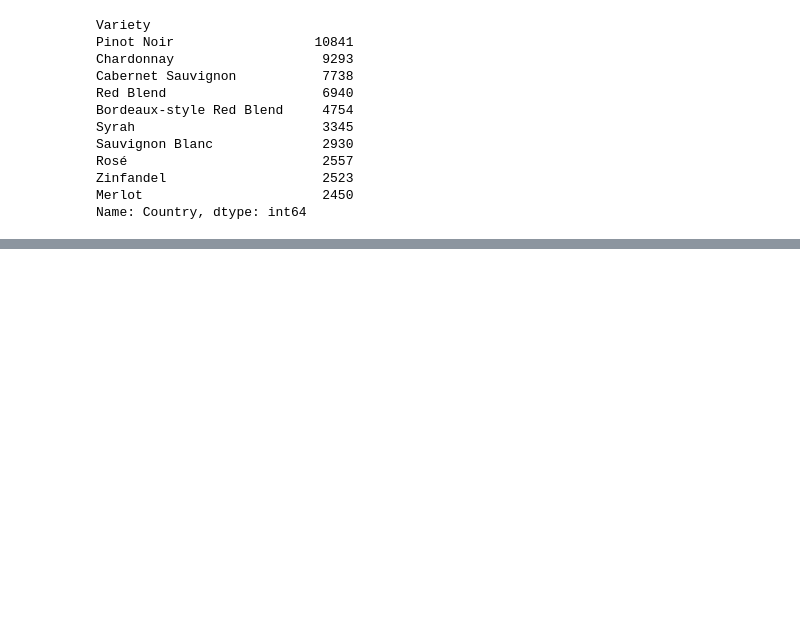
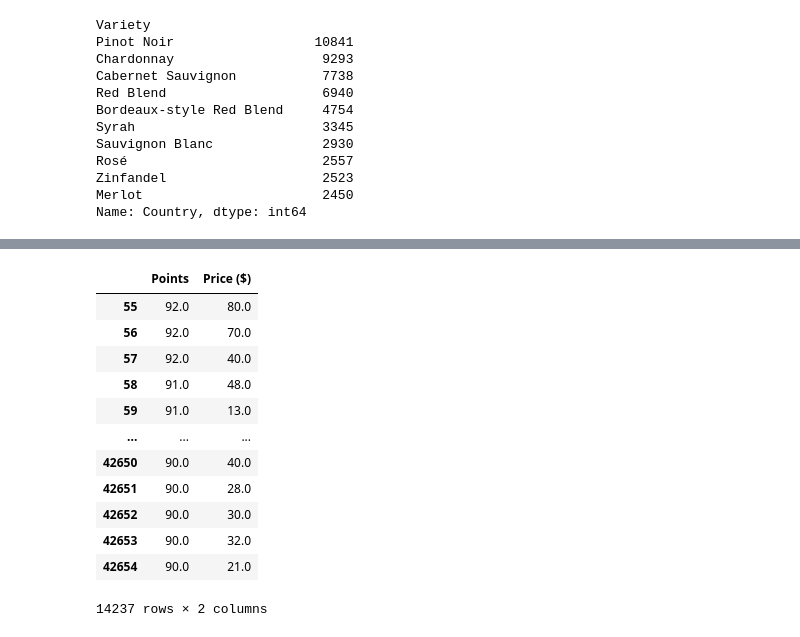
Before and after one commit to carojasp12/Sip-by-Sip, a Jupyter notebook: Code/Sip-by-Sip.ipynb, the cells around one changed output, grey strips where cells are left out. Drawn from its saved outputs; the diff is of its cells as text; code cells hidden in the pictures; blank space fills up the shorter version.

```diff
--- a/Code/Sip-by-Sip.ipynb
+++ b/Code/Sip-by-Sip.ipynb
@@ -92,0 +131,18 @@ Name: Country, dtype: int64
+# %%
+high_points = clean_wine_df.loc[(clean_wine_df['Points']>= 90) & (clean_wine_df['Price ($)']<= 300)]
+
+high_points[['Points', 'Price ($)']]
+# %% [output]
+|  | Points | Price ($) |
+| 55 | 92.0 | 80.0 |
+| 56 | 92.0 | 70.0 |
+| 57 | 92.0 | 40.0 |
+| 58 | 91.0 | 48.0 |
+| 59 | 91.0 | 13.0 |
+| ... | ... | ... |
+| 42650 | 90.0 | 40.0 |
+| 42651 | 90.0 | 28.0 |
+| 42652 | 90.0 | 30.0 |
+| 42653 | 90.0 | 32.0 |
+| 42654 | 90.0 | 21.0 |
+14237 rows × 2 columns
```
Also changed, not shown: parts of 4 cells of this notebook.
